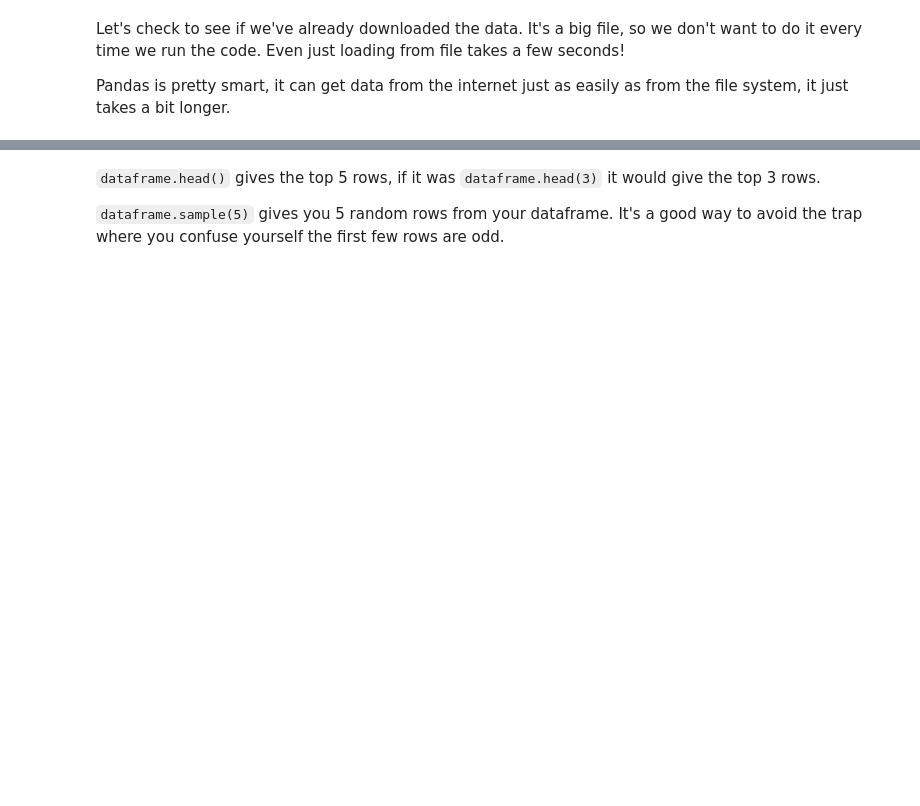
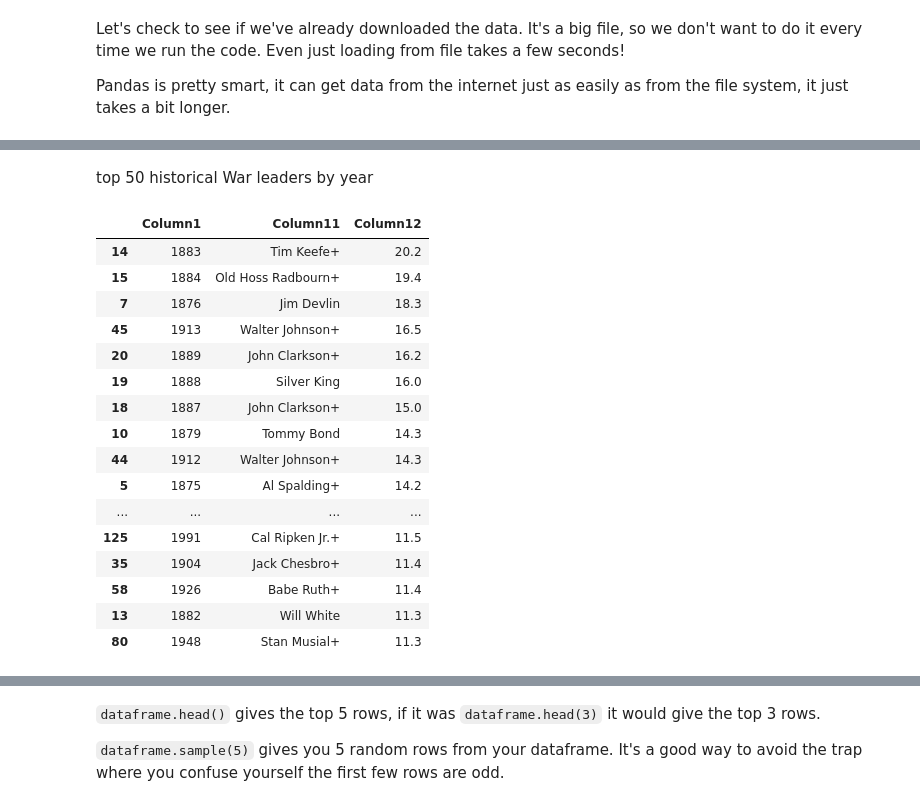
Before and after one commit to Ethanp333/baseball_data, a Jupyter notebook: basic_pandas.ipynb, the cells around one changed output, grey strips where cells are left out. Drawn from its saved outputs; the diff is of its cells as text; code cells hidden in the pictures; blank space fills up the shorter version.

```diff
--- a/basic_pandas.ipynb
+++ b/basic_pandas.ipynb
@@ -52,0 +151,33 @@ Pitching.head()
+# %% [markdown]
+top 50 historical War leaders by year
+# %%
+War_history = pd.read_csv(filepath, encoding='latin1')
+
+# Extract column 12 (index 11) and convert to numeric, ignoring errors
+column_12 = pd.to_numeric(War_history.iloc[:, 11], errors='coerce')
+
+# Get indices of the top 50 highest numbers from column 12
+indices_top_50 = column_12.dropna().nlargest(50).index
+
+# Select the rows from the original DataFrame using the indices, and include columns 1, 11, and 12
+result = War_history.loc[indices_top_50, ['Column1', 'Column11', 'Column12']]
+
+result
+# %% [output]
+|  | Column1 | Column11 | Column12 |
+| 14 | 1883 | Tim Keefe+ | 20.2 |
+| 15 | 1884 | Old Hoss Radbourn+ | 19.4 |
+| 7 | 1876 | Jim Devlin | 18.3 |
+| 45 | 1913 | Walter Johnson+ | 16.5 |
+| 20 | 1889 | John Clarkson+ | 16.2 |
+| 19 | 1888 | Silver King | 16.0 |
+| 18 | 1887 | John Clarkson+ | 15.0 |
+| 10 | 1879 | Tommy Bond | 14.3 |
+| 44 | 1912 | Walter Johnson+ | 14.3 |
+| 5 | 1875 | Al Spalding+ | 14.2 |
+| ... | ... | ... | ... |
+| 125 | 1991 | Cal Ripken Jr.+ | 11.5 |
+| 35 | 1904 | Jack Chesbro+ | 11.4 |
+| 58 | 1926 | Babe Ruth+ | 11.4 |
+| 13 | 1882 | Will White | 11.3 |
+| 80 | 1948 | Stan Musial+ | 11.3 |
```
Also changed, not shown: parts of 28 cells of this notebook, 4 other files.
